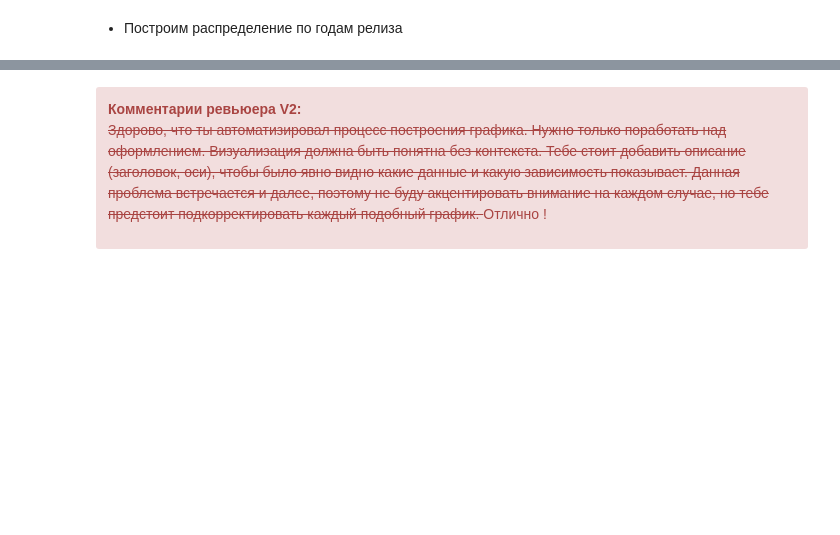
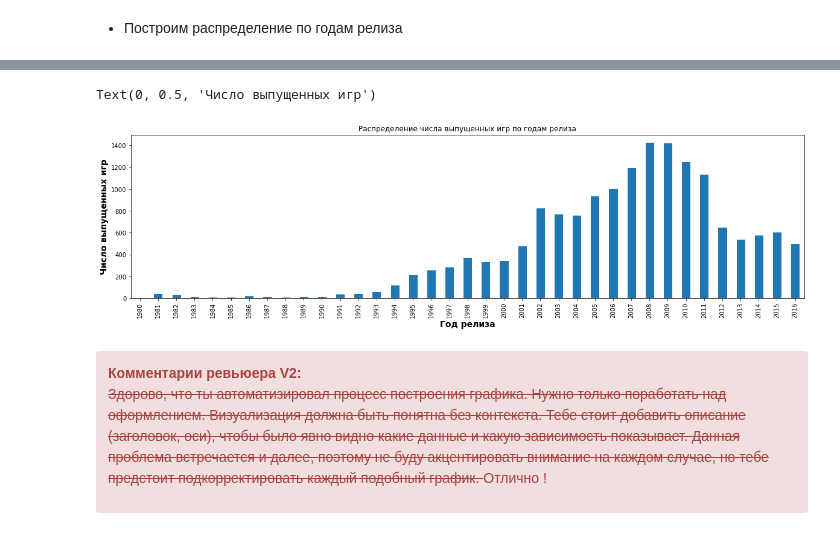
Before and after one commit to aleksandr0993/Data-analysis, a Jupyter notebook: review_homework_id_110267.ipynb, the cells around one changed output, grey strips where cells are left out. Drawn from its saved outputs; the diff is of its cells as text; code cells hidden in the pictures; blank space fills up the shorter version.

```diff
--- a/review_homework_id_110267.ipynb
+++ b/review_homework_id_110267.ipynb
@@ -247,8 +304,11 @@ def create_bar(groupby_column, func, y='name'):
 # %%
 create_bar('year_of_release', 'count')
-plt.title('Распределение числа выпущенных игр по годам релиза', fontdict=fontd)
+plt.title('Распределение числа выпущенных игр по годам релиза')
 plt.xlabel("Год релиза", fontsize=14, fontweight="bold")
 plt.ylabel("Число выпущенных игр", fontsize=14, fontweight="bold")
+# %% [output]
+Text(0, 0.5, 'Число выпущенных игр')
+[figure, added]
 # %% [markdown]
 <div class="alert alert-block alert-danger">
 <b>Комментарии ревьюера V2: </b>
```
Also changed, not shown: parts of 20 cells of this notebook.
